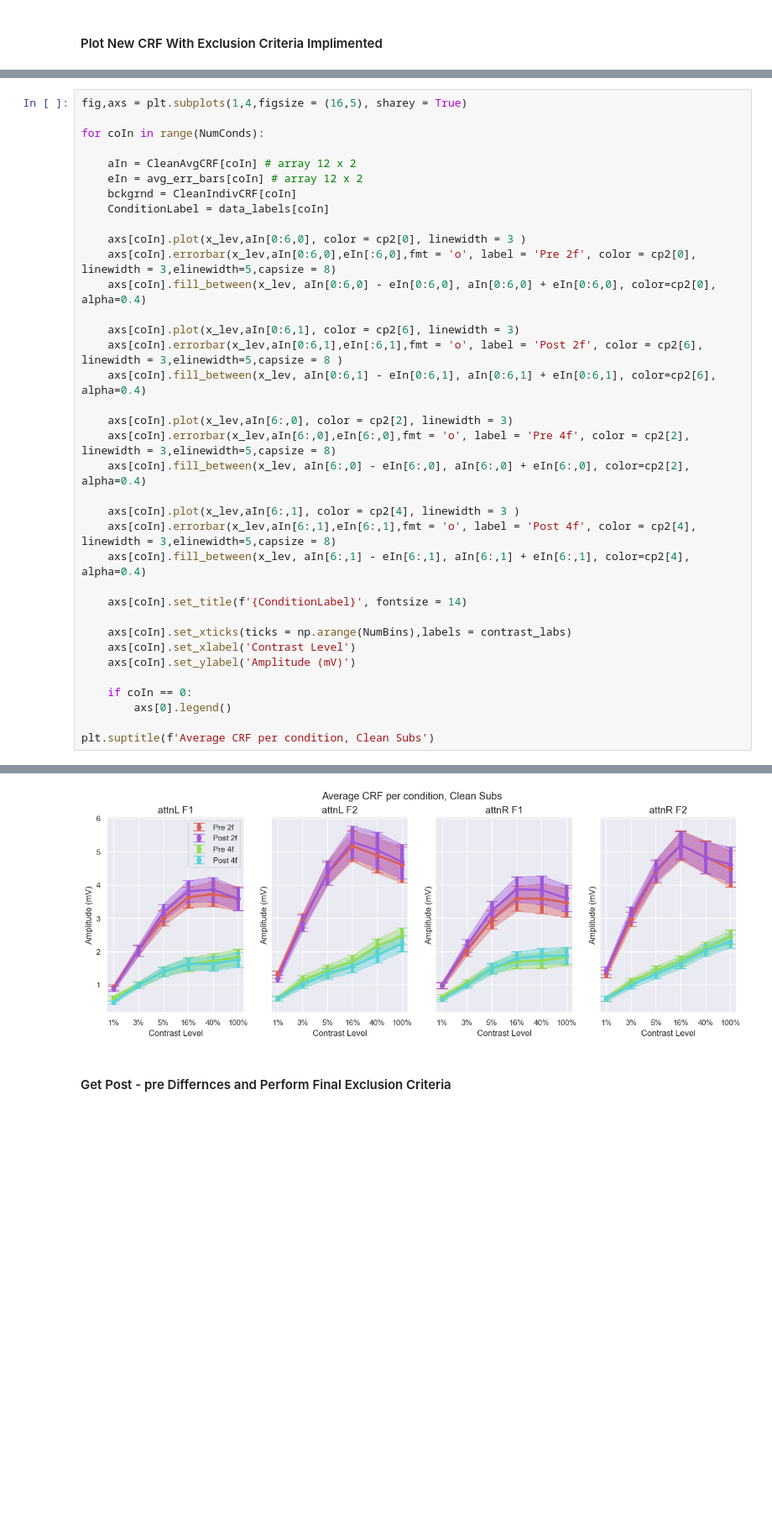
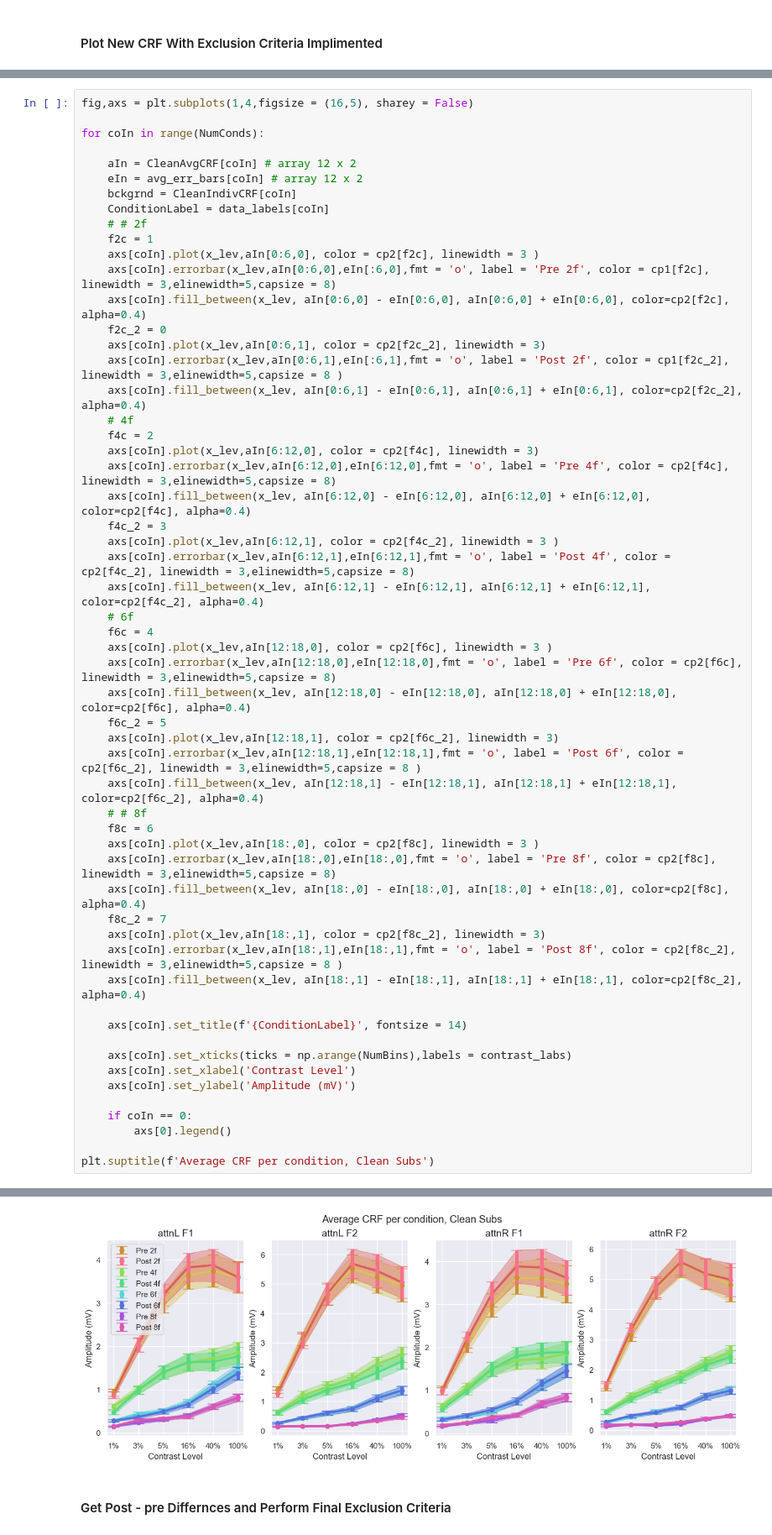
Before and after one commit to PatriciaNL/LTP_analysis, a Jupyter notebook: PythonScripts/ProcessingPipeline/S3_PerformExclusionCriterion.ipynb, the cells around one changed output, grey strips where cells are left out. Shown: that part at 84% size. Cells and saved outputs as stored; diff of their text form; blank space fills up the shorter version.

```diff
--- a/PythonScripts/ProcessingPipeline/S3_PerformExclusionCriterion.ipynb
+++ b/PythonScripts/ProcessingPipeline/S3_PerformExclusionCriterion.ipynb
@@ -374,42 +389,62 @@ Done!
 # %%
-fig,axs = plt.subplots(1,4,figsize = (16,5), sharey = True)
+fig,axs = plt.subplots(1,4,figsize = (16,5), sharey = False)
 
 for coIn in range(NumConds):
 
     aIn = CleanAvgCRF[coIn] # array 12 x 2
     eIn = avg_err_bars[coIn] # array 12 x 2
     bckgrnd = CleanIndivCRF[coIn]
     ConditionLabel = data_labels[coIn]
-
-    axs[coIn].plot(x_lev,aIn[0:6,0], color = cp2[0], linewidth = 3 )
-    axs[coIn].errorbar(x_lev,aIn[0:6,0],eIn[:6,0],fmt = 'o', label = 'Pre 2f', color = cp2[0], linewidth = 3,elinewidth=5,capsize = 8)
-    axs[coIn].fill_between(x_lev, aIn[0:6,0] - eIn[0:6,0], aIn[0:6,0] + eIn[0:6,0], color=cp2[0], alpha=0.4)
-
-    axs[coIn].plot(x_lev,aIn[0:6,1], color = cp2[6], linewidth = 3)
-    axs[coIn].errorbar(x_lev,aIn[0:6,1],eIn[:6,1],fmt = 'o', label = 'Post 2f', color = cp2[6], linewidth = 3,elinewidth=5,capsize = 8 )
-    axs[coIn].fill_between(x_lev, aIn[0:6,1] - eIn[0:6,1], aIn[0:6,1] + eIn[0:6,1], color=cp2[6], alpha=0.4)
-
-    axs[coIn].plot(x_lev,aIn[6:,0], color = cp2[2], linewidth = 3)
-    axs[coIn].errorbar(x_lev,aIn[6:,0],eIn[6:,0],fmt = 'o', label = 'Pre 4f', color = cp2[2], linewidth = 3,elinewidth=5,capsize = 8)
-    axs[coIn].fill_between(x_lev, aIn[6:,0] - eIn[6:,0], aIn[6:,0] + eIn[6:,0], color=cp2[2], alpha=0.4)
-
-    axs[coIn].plot(x_lev,aIn[6:,1], color = cp2[4], linewidth = 3 )
-    axs[coIn].errorbar(x_lev,aIn[6:,1],eIn[6:,1],fmt = 'o', label = 'Post 4f', color = cp2[4], linewidth = 3,elinewidth=5,capsize = 8)
-    axs[coIn].fill_between(x_lev, aIn[6:,1] - eIn[6:,1], aIn[6:,1] + eIn[6:,1], color=cp2[4], alpha=0.4)
+    # # 2f
+    f2c = 1
+    axs[coIn].plot(x_lev,aIn[0:6,0], color = cp2[f2c], linewidth = 3 )
+    axs[coIn].errorbar(x_lev,aIn[0:6,0],eIn[:6,0],fmt = 'o', label = 'Pre 2f', color = cp1[f2c], linewidth = 3,elinewidth=5,capsize = 8)
+    axs[coIn].fill_between(x_lev, aIn[0:6,0] - eIn[0:6,0], aIn[0:6,0] + eIn[0:6,0], color=cp2[f2c], alpha=0.4)
+    f2c_2 = 0
+    axs[coIn].plot(x_lev,aIn[0:6,1], color = cp2[f2c_2], linewidth = 3)
+    axs[coIn].errorbar(x_lev,aIn[0:6,1],eIn[:6,1],fmt = 'o', label = 'Post 2f', color = cp1[f2c_2], linewidth = 3,elinewidth=5,capsize = 8 )
+    axs[coIn].fill_between(x_lev, aIn[0:6,1] - eIn[0:6,1], aIn[0:6,1] + eIn[0:6,1], color=cp2[f2c_2], alpha=0.4)
+    # 4f
+    f4c = 2
+    axs[coIn].plot(x_lev,aIn[6:12,0], color = cp2[f4c], linewidth = 3)
+    axs[coIn].errorbar(x_lev,aIn[6:12,0],eIn[6:12,0],fmt = 'o', label = 'Pre 4f', color = cp2[f4c], linewidth = 3,elinewidth=5,capsize = 8)
+    axs[coIn].fill_between(x_lev, aIn[6:12,0] - eIn[6:12,0], aIn[6:12,0] + eIn[6:12,0], color=cp2[f4c], alpha=0.4)
+    f4c_2 = 3
+    axs[coIn].plot(x_lev,aIn[6:12,1], color = cp2[f4c_2], linewidth = 3 )
+    axs[coIn].errorbar(x_lev,aIn[6:12,1],eIn[6:12,1],fmt = 'o', label = 'Post 4f', color = cp2[f4c_2], linewidth = 3,elinewidth=5,capsize = 8)
+    axs[coIn].fill_between(x_lev, aIn[6:12,1] - eIn[6:12,1], aIn[6:12,1] + eIn[6:12,1], color=cp2[f4c_2], alpha=0.4)
+    # 6f
+    f6c = 4
+    axs[coIn].plot(x_lev,aIn[12:18,0], color = cp2[f6c], linewidth = 3 )
+    axs[coIn].errorbar(x_lev,aIn[12:18,0],eIn[12:18,0],fmt = 'o', label = 'Pre 6f', color = cp2[f6c], linewidth = 3,elinewidth=5,capsize = 8)
+    axs[coIn].fill_between(x_lev, aIn[12:18,0] - eIn[12:18,0], aIn[12:18,0] + eIn[12:18,0], color=cp2[f6c], alpha=0.4)
+    f6c_2 = 5
+    axs[coIn].plot(x_lev,aIn[12:18,1], color = cp2[f6c_2], linewidth = 3)
+    axs[coIn].errorbar(x_lev,aIn[12:18,1],eIn[12:18,1],fmt = 'o', label = 'Post 6f', color = cp2[f6c_2], linewidth = 3,elinewidth=5,capsize = 8 )
+    axs[coIn].fill_between(x_lev, aIn[12:18,1] - eIn[12:18,1], aIn[12:18,1] + eIn[12:18,1], color=cp2[f6c_2], alpha=0.4)
+    # # 8f
+    f8c = 6
+    axs[coIn].plot(x_lev,aIn[18:,0], color = cp2[f8c], linewidth = 3 )
+    axs[coIn].errorbar(x_lev,aIn[18:,0],eIn[18:,0],fmt = 'o', label = 'Pre 8f', color = cp2[f8c], linewidth = 3,elinewidth=5,capsize = 8)
+    axs[coIn].fill_between(x_lev, aIn[18:,0] - eIn[18:,0], aIn[18:,0] + eIn[18:,0], color=cp2[f8c], alpha=0.4)
+    f8c_2 = 7
+    axs[coIn].plot(x_lev,aIn[18:,1], color = cp2[f8c_2], linewidth = 3)
+    axs[coIn].errorbar(x_lev,aIn[18:,1],eIn[18:,1],fmt = 'o', label = 'Post 8f', color = cp2[f8c_2], linewidth = 3,elinewidth=5,capsize = 8 )
+    axs[coIn].fill_between(x_lev, aIn[18:,1] - eIn[18:,1], aIn[18:,1] + eIn[18:,1], color=cp2[f8c_2], alpha=0.4)
 
     axs[coIn].set_title(f'{ConditionLabel}', fontsize = 14)
 
     axs[coIn].set_xticks(ticks = np.arange(NumBins),labels = contrast_labs)
     axs[coIn].set_xlabel('Contrast Level')
     axs[coIn].set_ylabel('Amplitude (mV)')
 
     if coIn == 0:
         axs[0].legend()
 
 plt.suptitle(f'Average CRF per condition, Clean Subs')
 # %% [output]
 Text(0.5, 0.98, 'Average CRF per condition, Clean Subs')
-[figure, old version]
+[figure, new version]
 # %% [markdown]
 #### Get Post - pre Differnces and Perform Final Exclusion Criteria
 # %%
```
Also changed, not shown: parts of 10 cells of this notebook, 1 other file.
